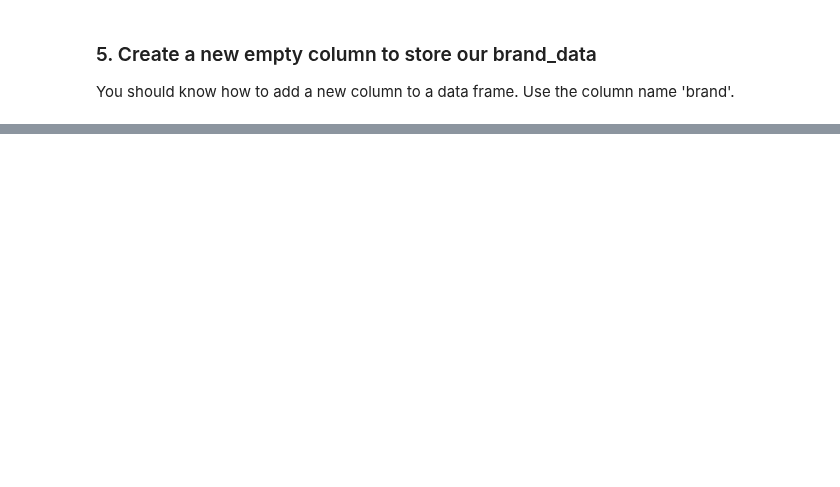
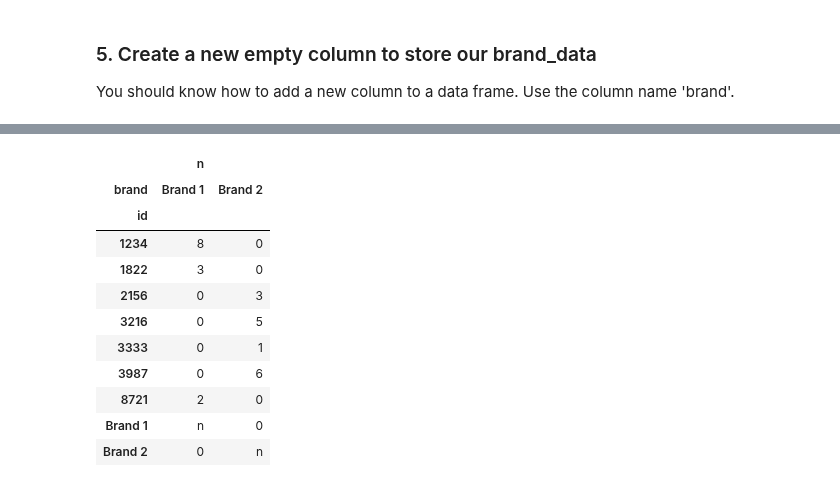
Before and after one commit to ehernandez0904/Data-101-Fall-2025, a Jupyter notebook: Day9/Day9-HW.ipynb, the cells around one changed output, grey strips where cells are left out. Cells and saved outputs as stored; diff of their text form; code cells hidden in the pictures; blank space fills up the shorter version.

```diff
--- a/Day9/Day9-HW.ipynb
+++ b/Day9/Day9-HW.ipynb
@@ -406,3 +455,19 @@ Try out the **.pivot()** command. See if you can create a DataFrame that looks l
 This is hard! The lecture notes have hints and answers!
 # %%
 # Your code here
+# %%
+DF_piv = DF.pivot(index=['id'], columns=['brand'],values=['n']).fillna(0)
+DF_piv
+# %% [output]
+|  | n |  |
+| brand | Brand 1 | Brand 2 |
+| id |  |  |
+| 1234 | 8 | 0 |
+| 1822 | 3 | 0 |
+| 2156 | 0 | 3 |
+| 3216 | 0 | 5 |
+| 3333 | 0 | 1 |
+| 3987 | 0 | 6 |
+| 8721 | 2 | 0 |
+| Brand 1 | n | 0 |
+| Brand 2 | 0 | n |
```
Also changed, not shown: parts of 5 cells of this notebook.
